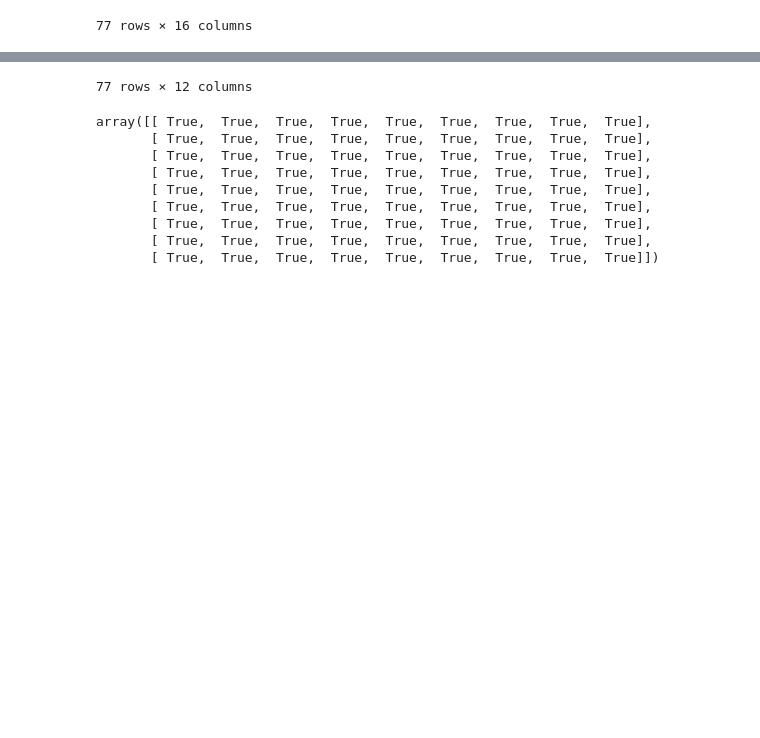
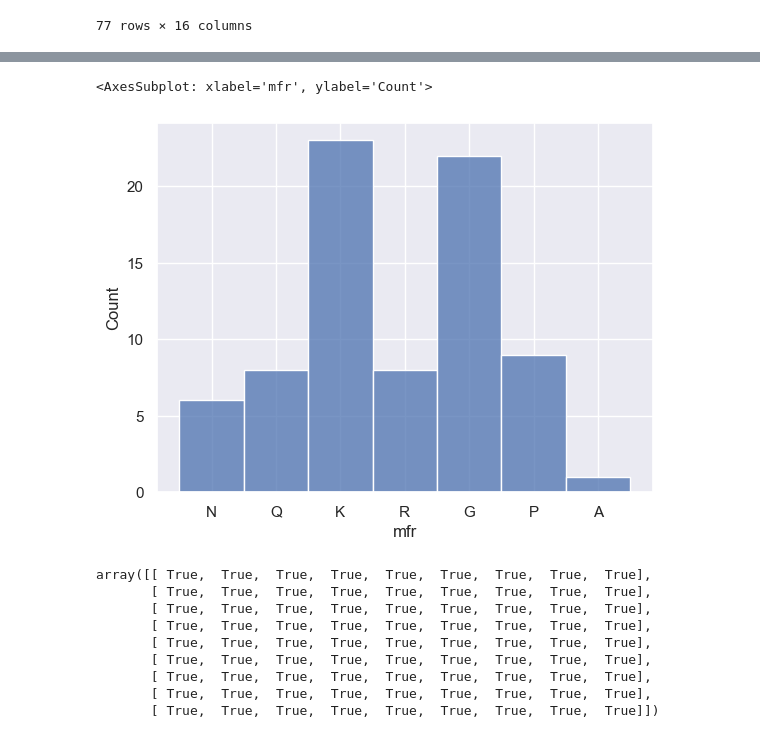
Before and after one commit to tinh2044/python, a Jupyter notebook: manchine_learning/codexplore/seaborn/cereal_plot.ipynb, the cells around one changed output, grey strips where cells are left out. Drawn from its saved outputs; the diff is of its cells as text; code cells hidden in the pictures; blank space fills up the shorter version.

```diff
--- a/manchine_learning/codexplore/seaborn/cereal_plot.ipynb
+++ b/manchine_learning/codexplore/seaborn/cereal_plot.ipynb
@@ -24,6 +24,7 @@ cereal_df
 # %%
 # dorp fields not necessary
 fields = ["shelf", "weight", "cups", "rating"]
-cereal_df = cereal_df.drop(fields, axis=1)
+# cereal_df = cereal_df.drop(fields, axis=1)
 cereal_df
+sns.histplot(data=cereal_df.mfr)
 # %% [output]
@@ -42,4 +31,5 @@ cereal_df
-77 rows × 12 columns
+<AxesSubplot: xlabel='mfr', ylabel='Count'>
+[figure, added]
 # %%
 cereal_corr = cereal_df.corr()
 # %%
```
Also changed, not shown: parts of 1 cell of this notebook.
